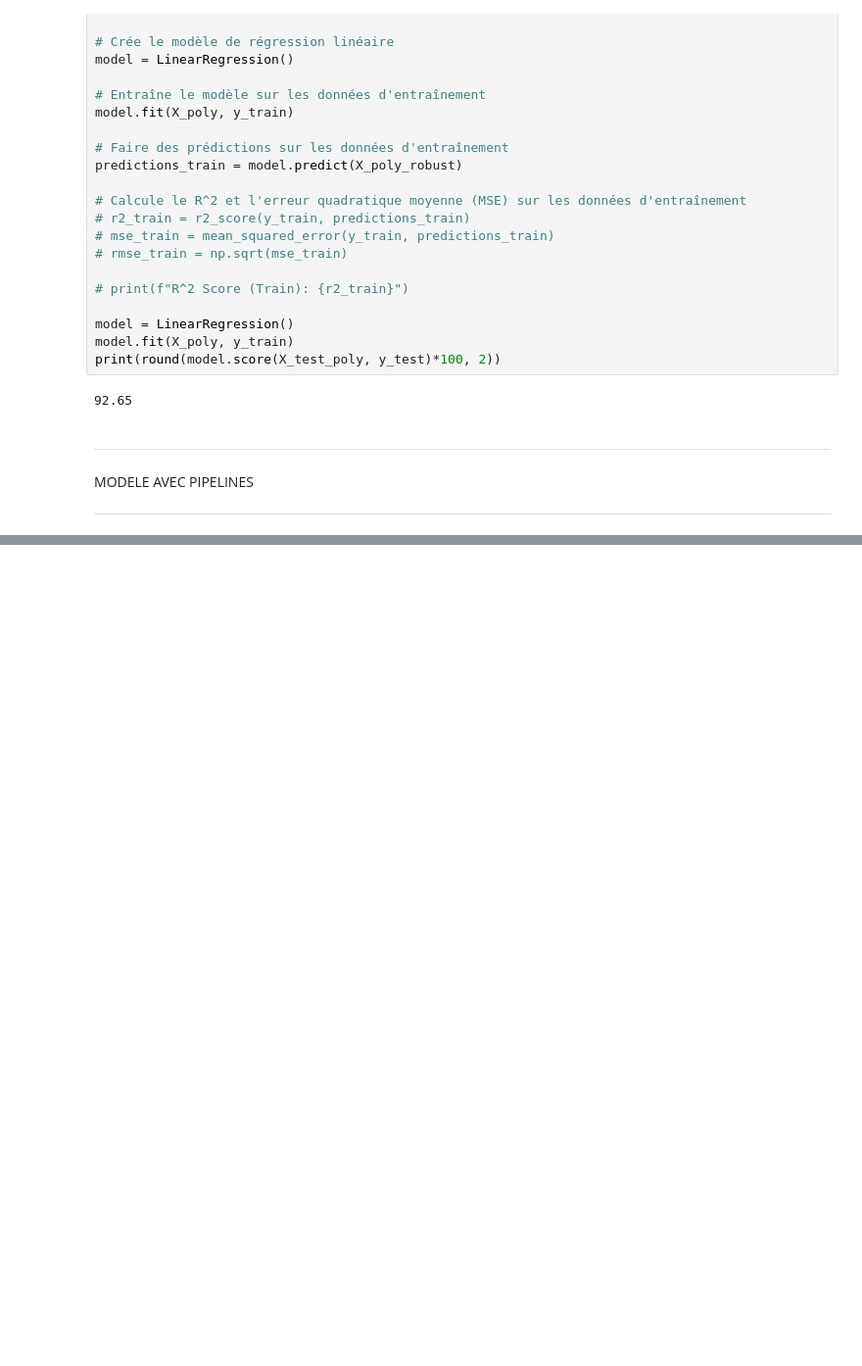
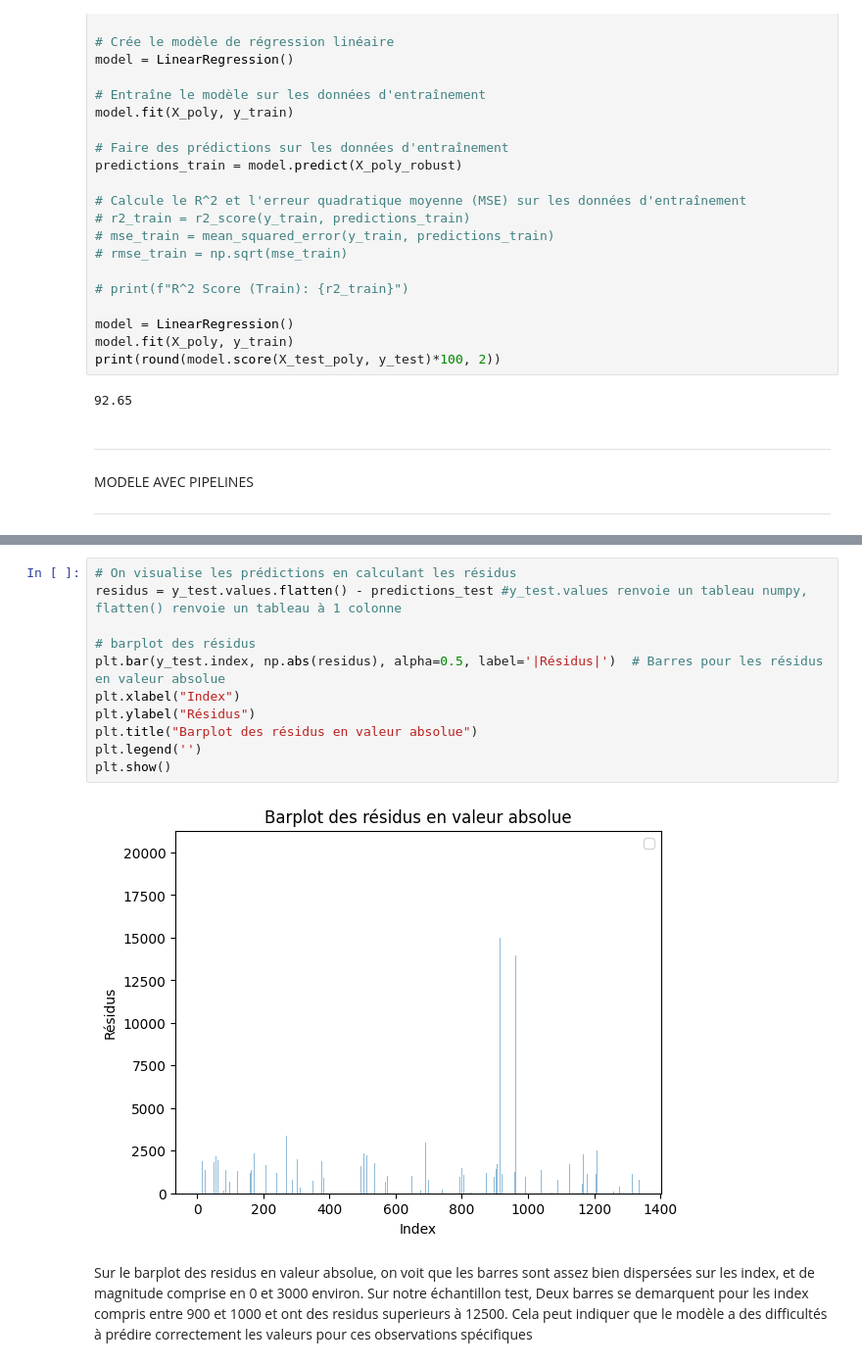
Before and after one commit to ChristianPRO1982/insurance_premium_SC, a Jupyter notebook: sklearn.ipynb, the cells around one changed output, grey strips where cells are left out. Shown at 98% size. Saved outputs shown, nothing was run; the diff lists cells and outputs as text; blank space fills up the shorter version.

```diff
--- a/sklearn.ipynb
+++ b/sklearn.ipynb
@@ -258,0 +281,15 @@ R^2 Score (Test): 0.9260398829084634
+# %%
+# On visualise les prédictions en calculant les résidus
+residus = y_test.values.flatten() - predictions_test #y_test.values renvoie un tableau numpy, flatten() renvoie un tableau à 1 colonne
+
+# barplot des résidus
+plt.bar(y_test.index, np.abs(residus), alpha=0.5, label='|Résidus|')  # Barres pour les résidus en valeur absolue
+plt.xlabel("Index")
+plt.ylabel("Résidus")
+plt.title("Barplot des résidus en valeur absolue")
+plt.legend('')
+plt.show()
+# %% [output]
+[figure, added]
+# %% [markdown]
+Sur le barplot des residus en valeur absolue, on voit que les barres sont assez bien dispersées sur les index, et de magnitude comprise en 0 et 3000 environ. Sur notre échantillon test, Deux barres se demarquent pour les index compris entre 900 et 1000 et ont des residus superieurs à 12500. Cela peut indiquer que le modèle a des difficultés à prédire correctement les valeurs pour ces observations spécifiques
```
Also changed, not shown: parts of 8 cells of this notebook.
